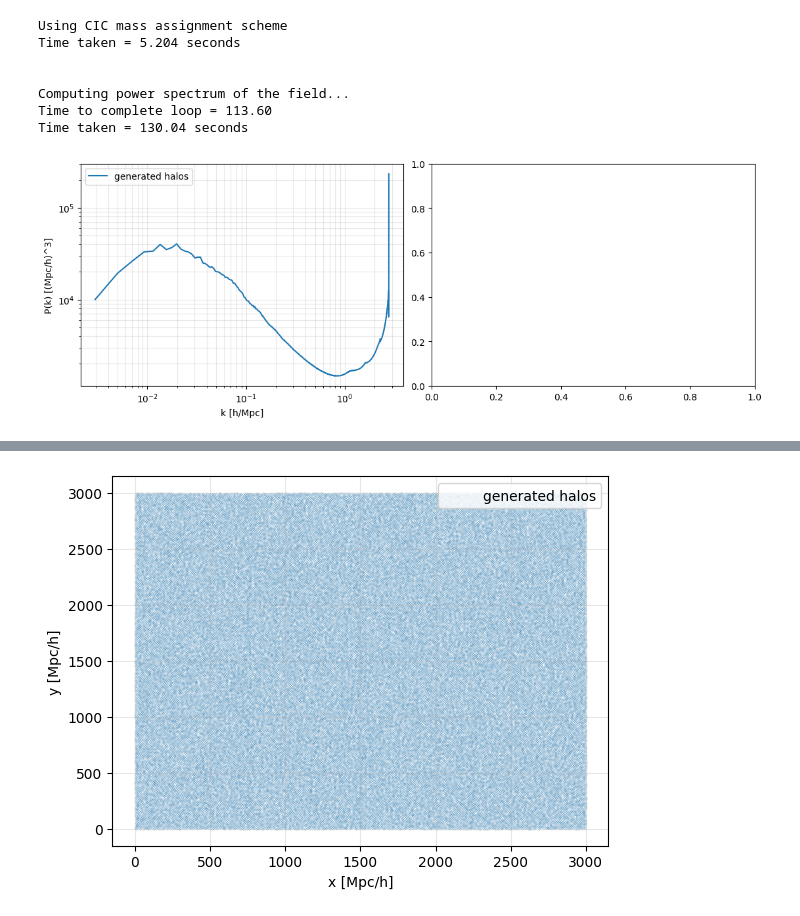
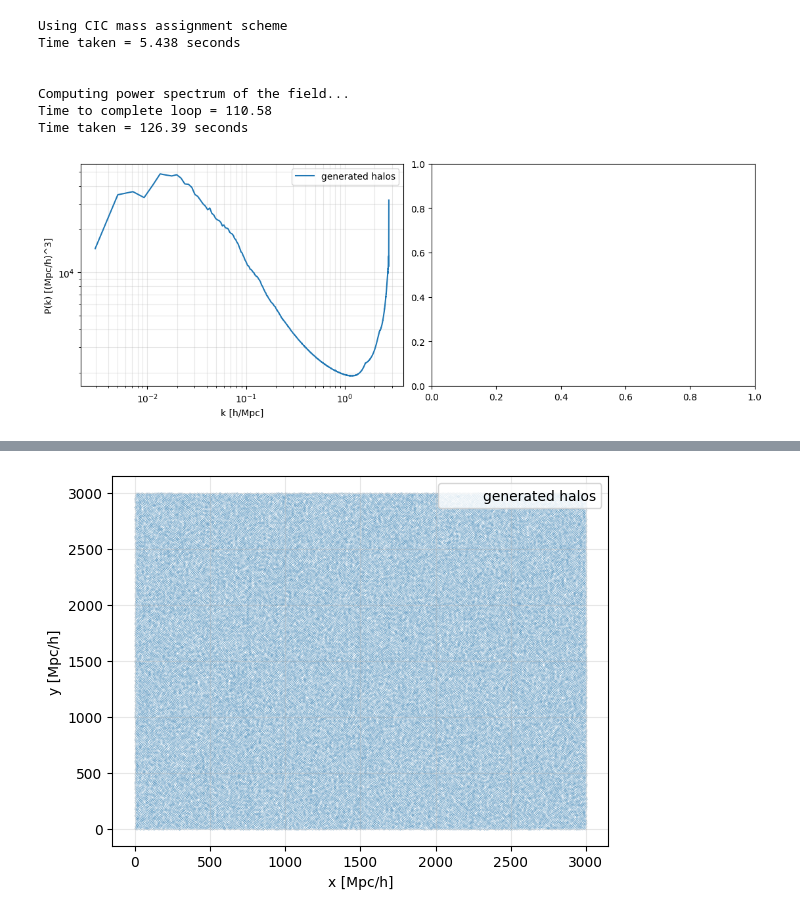
Before and after one commit to shivampcosmo/GOTHAM, a Jupyter notebook: test_3Gpc/test_halos.ipynb, the cells around one changed output, grey strips where cells are left out. Drawn from its saved outputs; the diff is of its cells as text; code cells hidden in the pictures.

```diff
--- a/test_3Gpc/test_halos.ipynb
+++ b/test_3Gpc/test_halos.ipynb
@@ -10,7 +10,8 @@ grid = 3*512
 MAS = 'CIC'
 threads = 12
 
-cat_file = f'/mnt/ceph/users/spandey/quijote_v2_gotham/IC_3gpc_test/generated_halo_cats/generated_halo_catalog_CV_0_3gpc_multigpu.npy'
+# cat_file = f'/mnt/ceph/users/spandey/quijote_v2_gotham/IC_3gpc_test/generated_halo_cats/generated_halo_catalog_CV_0_3gpc_multigpu.npy'
+cat_file = '/mnt/ceph/users/spandey/quijote_v2_gotham/IC_3gpc_test/generated_halo_cats/generated_halo_catalog_CV_0_3gpc_full18_corrected_jaxlpt_rfft16_cosmo663_v1.npy'
 # linpk_file = f'/mnt/ceph/users/spandey/discodj_runs/LH/{sim_id}/ICs/Pk_mm_z=0.000.txt'
 # cosmo_file = f'/mnt/ceph/users/spandey/discodj_runs/LH/{sim_id}/ICs/Cosmo_params.dat'
 
@@ -29,37 +30,37 @@ Pk_h = PKL.Pk(delta_h, BoxSize, axis=0, MAS=MAS, threads=threads, verbose=True)
 k_h = Pk_h.k3D
 P_hh = Pk_h.Pk[:, 0]
 shot = BoxSize**3 / pos_h.shape[0]
 P_hh_shot = P_hh - shot
 
 # k_lin, P_lin = np.loadtxt(linpk_file, unpack=True)
 # P_lin_at_h = np.exp(np.interp(np.log(k_h), np.log(k_lin), np.log(P_lin)))
 # b_h = np.sqrt(np.clip(P_hh_shot / P_lin_at_h, 0, None))
 
 fig, ax = plt.subplots(1, 2, figsize=(11, 4), constrained_layout=True)
 ax[0].loglog(k_h, P_hh, label='generated halos')
 # ax[0].loglog(k_h, P_hh_shot, label='generated halos - shot')
 # ax[0].loglog(k_lin, P_lin, '--', label='linear matter CAMB z=0')
 ax[0].set_xlabel('k [h/Mpc]')
 ax[0].set_ylabel('P(k) [(Mpc/h)^3]')
 ax[0].legend()
 ax[0].grid(alpha=0.3, which='both')
 
 # ax[1].semilogx(k_h, b_h)
 # ax[1].set_xlabel('k [h/Mpc]')
 # ax[1].set_ylabel('sqrt((P_hh - 1/nbar) / P_lin)')
 # ax[1].set_ylim(0, 10)
 # ax[1].grid(alpha=0.3, which='both')
 
 plt.show()
 # %% [output]
 Using CIC mass assignment scheme
-Time taken = 5.204 seconds
+Time taken = 5.438 seconds
 
 
 Computing power spectrum of the field...
-Time to complete loop = 113.60
-Time taken = 130.04 seconds
+Time to complete loop = 110.58
+Time taken = 126.39 seconds
-[figure, old version]
+[figure, new version]
 # %%
 from colossus.cosmology import cosmology
 from colossus.halo import mass_so
```
Also changed, not shown: parts of 5 cells of this notebook, 1 other file.
